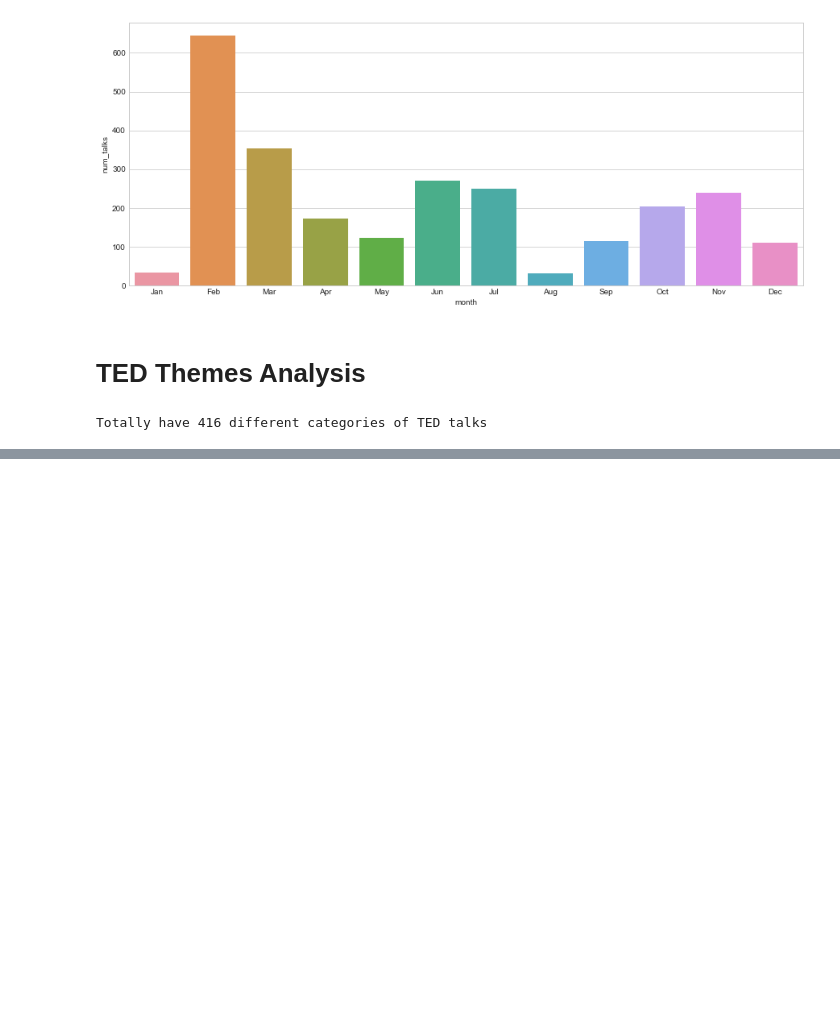
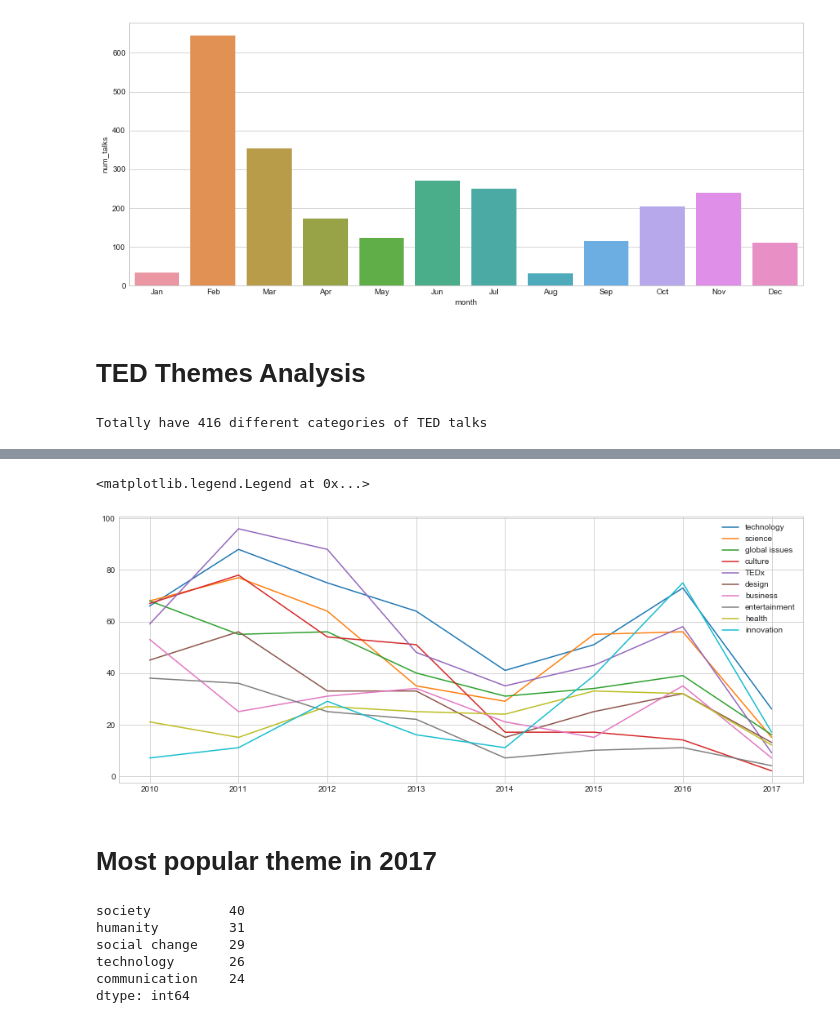
Before and after one commit to MengYao89/Data_Analysis, a Jupyter notebook: Real_World_Data_Analysis/TED_Talks/TED_Talk_Analysis.ipynb, the cells around one changed output, grey strips where cells are left out. Saved outputs shown, nothing was run; the diff lists cells and outputs as text; code cells hidden in the pictures; blank space fills up the shorter version.

```diff
--- a/Real_World_Data_Analysis/TED_Talks/TED_Talk_Analysis.ipynb
+++ b/Real_World_Data_Analysis/TED_Talks/TED_Talk_Analysis.ipynb
@@ -323,0 +340,28 @@ sns.barplot(x='Talks', y='Theme', data=top_15_theme)
+# %%
+plt.figure(figsize=(15,6))
+for theme in pop_theme:
+    plt.plot(year_range, year_topic[theme])
+plt.legend()
+# %% [output]
+<matplotlib.legend.Legend at 0x...>
+[figure, added]
+# %% [markdown]
+# Most popular theme in 2017
+# %%
+df_2017 = df_1[ (df_1['film_date'].map(lambda x: int(x.split('/')[0])) == 2017)]['tags'].reset_index(drop=True)
+
+theme_2017 = []
+
+for l in df_2017:
+    for item in l:
+        theme_2017.append(item)
+
+theme_2017 = pd.Series(theme_2017).value_counts()[:5]
+theme_2017
+# %% [output]
+society          40
+humanity         31
+social change    29
+technology       26
+communication    24
+dtype: int64
```
Also changed, not shown: parts of 7 cells of this notebook.
